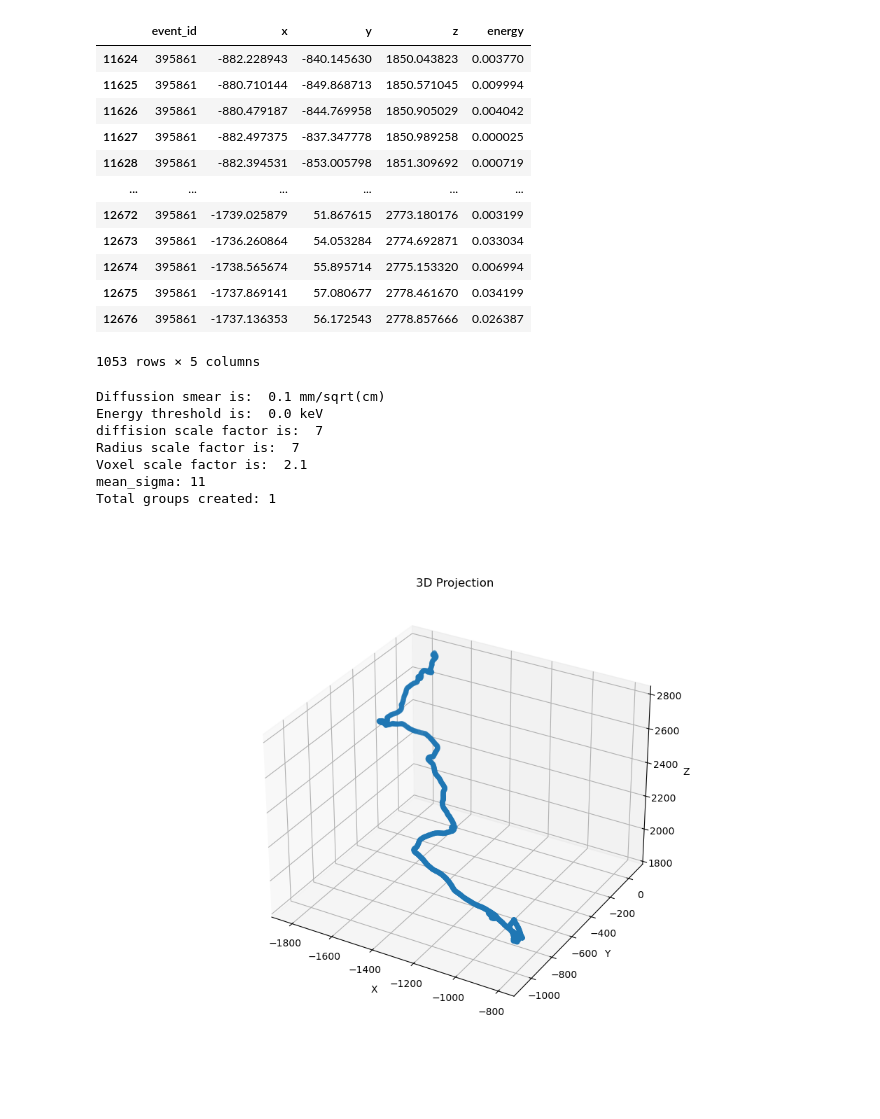
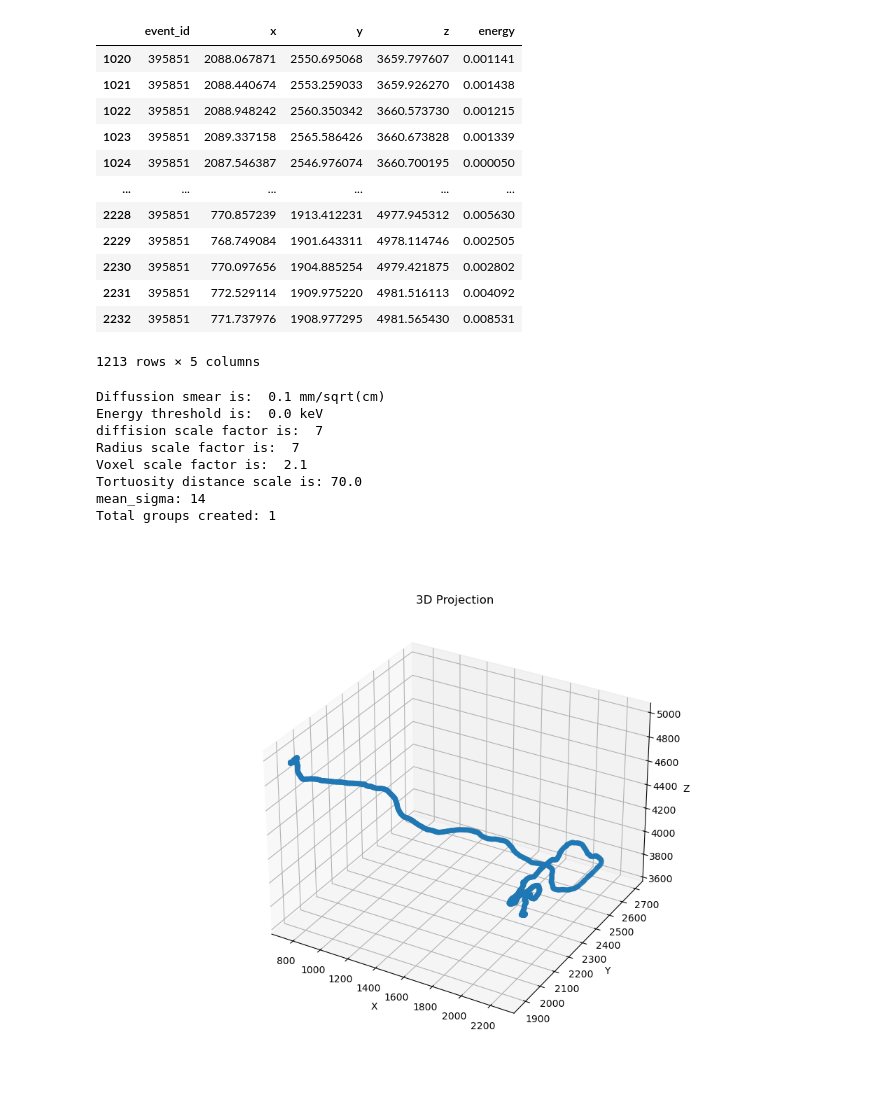
Before and after one commit to kvjmistry/ATPC, a Jupyter notebook: notebooks/TrackBuilding.ipynb, the cells around one changed output. Cells and saved outputs as stored; diff of their text form; code cells hidden in the pictures.

```diff
--- a/notebooks/TrackBuilding.ipynb
+++ b/notebooks/TrackBuilding.ipynb
@@ -52,7 +54,7 @@ print(event_list)
 # %%
 %matplotlib widget
 
-data = hits[hits.event_id ==event_list[11]]
+data = hits[hits.event_id ==event_list[1]]
 # data = hits[hits.event_id ==395909]
 
 # There seems to be a duplicate row sometimes
@@ -64,13 +66,14 @@ data = data[['event_id', 'x', 'y', 'z',"energy"]]
 
 
 # Apply grouping
-Diff_smear, energy_threshold, diff_scale_factor, radius_sf, voxel_sf = InitializeParams(pressure, diffusion)
+Diff_smear, energy_threshold, diff_scale_factor, radius_sf, voxel_sf, Tortuosity_dist = InitializeParams(pressure, diffusion)
 
 print("Diffussion smear is: ",        Diff_smear,            "mm/sqrt(cm)")
 print("Energy threshold is: ",        1000*energy_threshold, "keV")
 print("diffision scale factor is: ",  diff_scale_factor)
 print("Radius scale factor is: ",     radius_sf)
 print("Voxel scale factor is: ",      voxel_sf)
+print("Tortuosity distance scale is:", Tortuosity_dist)
 
 mean_sigma = round(diff_scale_factor*Diff_smear*np.sqrt(0.1*data.z.mean()))
 print("mean_sigma:", mean_sigma)
@@ -97,46 +100,47 @@ data = GroupHits(reco_DE_event, xmin, ymin, zmin, voxel_size, threshold)
 if (len(data.group_id.unique()) > 10):
     print("Running grouping again")
     data = GroupHits(reco_DE_event, xmin, ymin, zmin, voxel_size, voxel_size*(voxel_sf+1))
 
 
 # Apply energy threshold and redistribute energy
 data = CutandRedistibuteEnergy(data, energy_threshold)
 
 fig = plt.figure(figsize=(10, 8))
 ax = fig.add_subplot(111, projection='3d')
 
 for gid in sorted(data.group_id.unique()):
     temp_df = data[data.group_id == gid]
     ax.scatter(temp_df['x'], temp_df['y'], temp_df['z'], marker='o')
 
 
 ax.set_xlabel('X')
 ax.set_ylabel('Y')
 ax.set_zlabel('Z')
 ax.set_title('3D Projection')
 plt.show()
 # %% [output]
 |  | event_id | x | y | z | energy |
-| 11624 | 395861 | -882.228943 | -840.145630 | 1850.043823 | 0.003770 |
-| 11625 | 395861 | -880.710144 | -849.868713 | 1850.571045 | 0.009994 |
-| 11626 | 395861 | -880.479187 | -844.769958 | 1850.905029 | 0.004042 |
-| 11627 | 395861 | -882.497375 | -837.347778 | 1850.989258 | 0.000025 |
-| 11628 | 395861 | -882.394531 | -853.005798 | 1851.309692 | 0.000719 |
+| 1020 | 395851 | 2088.067871 | 2550.695068 | 3659.797607 | 0.001141 |
+| 1021 | 395851 | 2088.440674 | 2553.259033 | 3659.926270 | 0.001438 |
+| 1022 | 395851 | 2088.948242 | 2560.350342 | 3660.573730 | 0.001215 |
+| 1023 | 395851 | 2089.337158 | 2565.586426 | 3660.673828 | 0.001339 |
+| 1024 | 395851 | 2087.546387 | 2546.976074 | 3660.700195 | 0.000050 |
 | ... | ... | ... | ... | ... | ... |
-| 12672 | 395861 | -1739.025879 | 51.867615 | 2773.180176 | 0.003199 |
-| 12673 | 395861 | -1736.260864 | 54.053284 | 2774.692871 | 0.033034 |
-| 12674 | 395861 | -1738.565674 | 55.895714 | 2775.153320 | 0.006994 |
-| 12675 | 395861 | -1737.869141 | 57.080677 | 2778.461670 | 0.034199 |
-| 12676 | 395861 | -1737.136353 | 56.172543 | 2778.857666 | 0.026387 |
+| 2228 | 395851 | 770.857239 | 1913.412231 | 4977.945312 | 0.005630 |
+| 2229 | 395851 | 768.749084 | 1901.643311 | 4978.114746 | 0.002505 |
+| 2230 | 395851 | 770.097656 | 1904.885254 | 4979.421875 | 0.002802 |
+| 2231 | 395851 | 772.529114 | 1909.975220 | 4981.516113 | 0.004092 |
+| 2232 | 395851 | 771.737976 | 1908.977295 | 4981.565430 | 0.008531 |
-1053 rows × 5 columns
+1213 rows × 5 columns
 Diffussion smear is:  0.1 mm/sqrt(cm)
 Energy threshold is:  0.0 keV
 diffision scale factor is:  7
 Radius scale factor is:  7
 Voxel scale factor is:  2.1
-mean_sigma: 11
+Tortuosity distance scale is: 70.0
+mean_sigma: 14
 Total groups created: 1
-[figure, old version]
+[figure, new version]
 # %%
 
 
```
Also changed, not shown: parts of 15 cells of this notebook, 3 other files.
